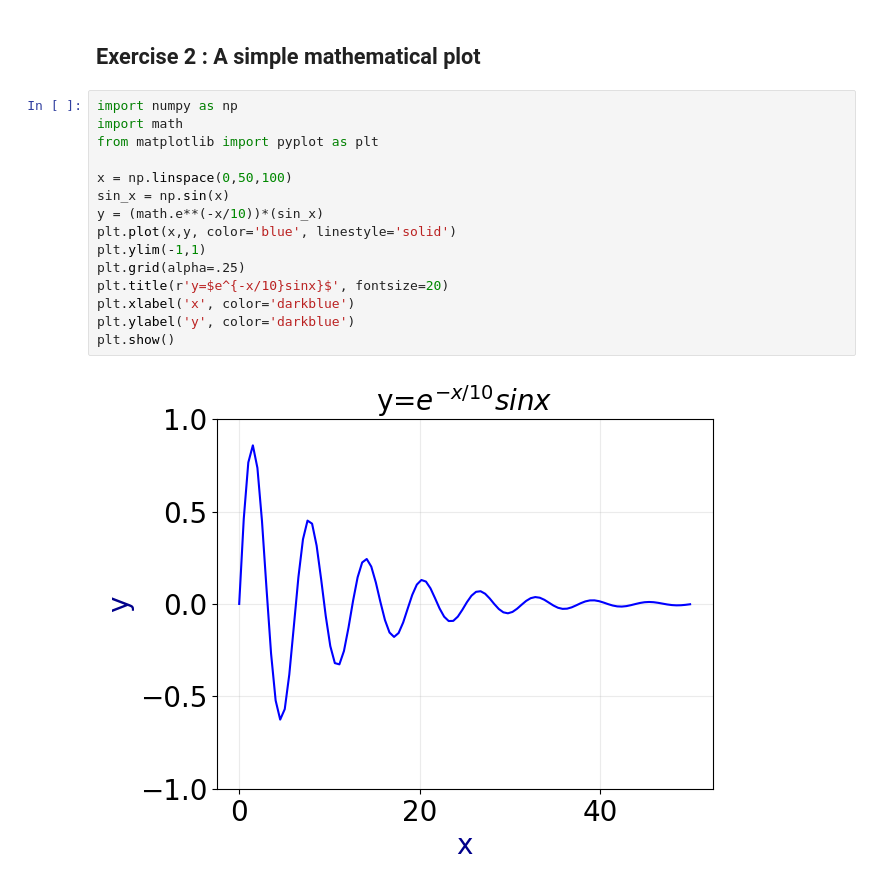
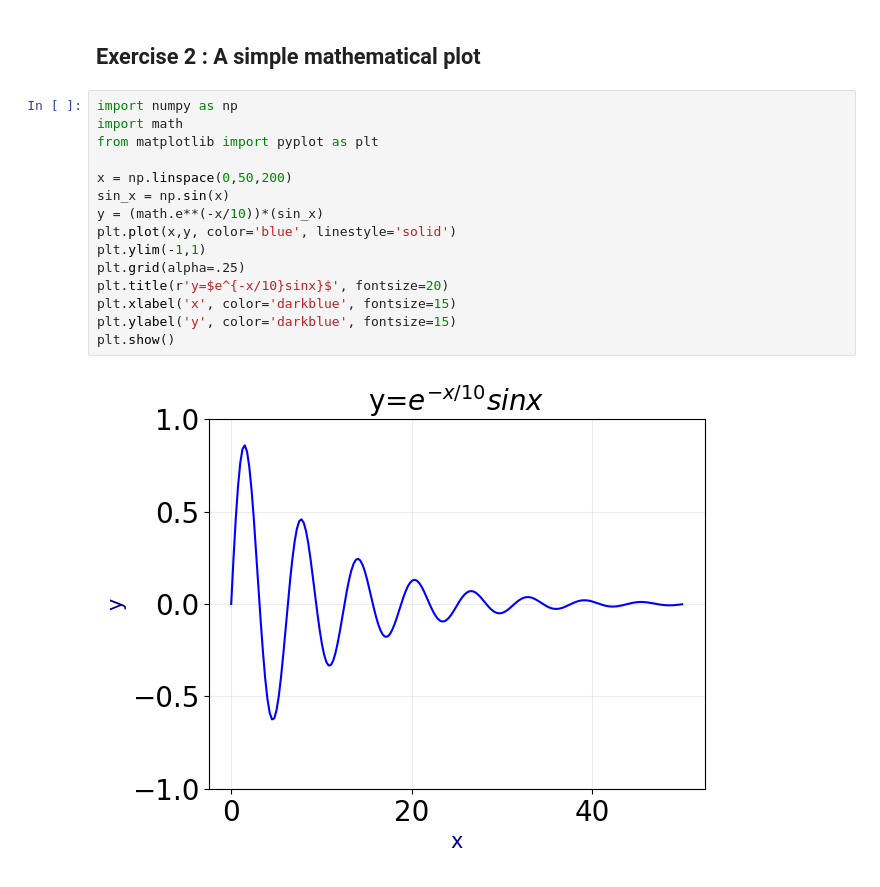
Before and after one commit to SPS-SP2273/learning-portfolio-natalierayee, a Jupyter notebook: plotting/plotting_(need).ipynb, the cells around one changed output. Saved outputs shown, nothing was run; the diff lists cells and outputs as text.

```diff
--- a/plotting/plotting_(need).ipynb
+++ b/plotting/plotting_(need).ipynb
@@ -217,17 +217,17 @@ plt.show(block=False)
 # %%
 import numpy as np
 import math
 from matplotlib import pyplot as plt
 
-x = np.linspace(0,50,100)
+x = np.linspace(0,50,200)
 sin_x = np.sin(x)
 y = (math.e**(-x/10))*(sin_x)
 plt.plot(x,y, color='blue', linestyle='solid')
 plt.ylim(-1,1)
 plt.grid(alpha=.25)
 plt.title(r'y=$e^{-x/10}sinx}$', fontsize=20)
-plt.xlabel('x', color='darkblue')
-plt.ylabel('y', color='darkblue')
+plt.xlabel('x', color='darkblue', fontsize=15)
+plt.ylabel('y', color='darkblue', fontsize=15)
 plt.show()
 # %% [output]
-[figure, old version]
+[figure, new version]
```
